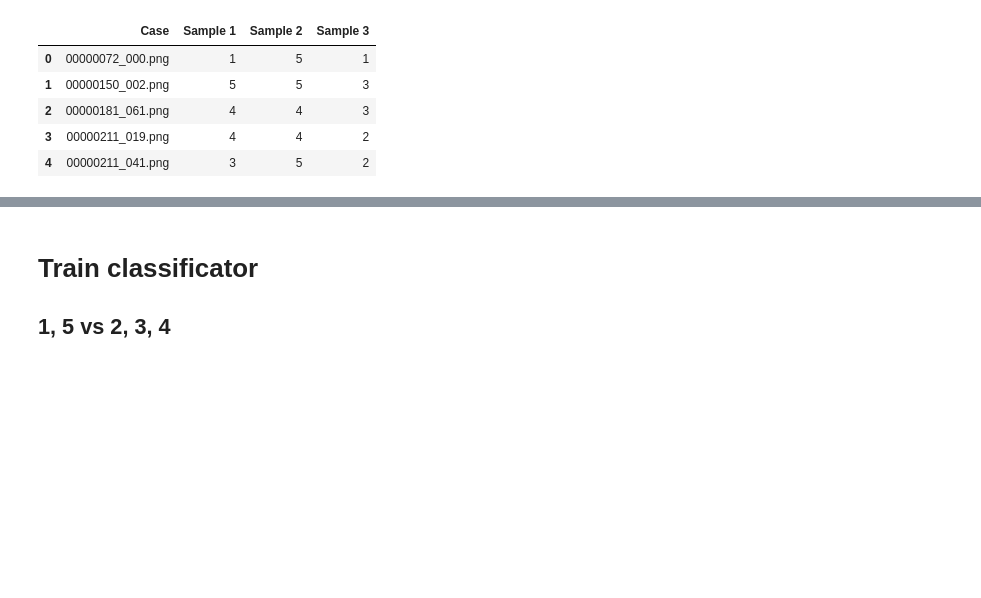
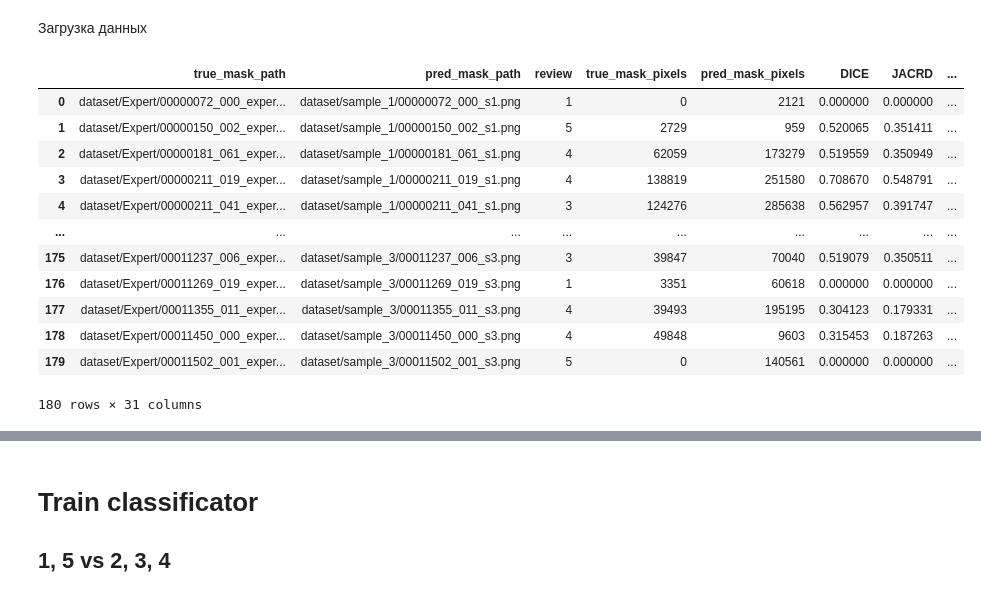
Before and after one commit to sviperm/moscow_leaders_hackathon2020, a Jupyter notebook: notebooks/catboost/catboost_ensemble.ipynb, the cells around one changed output, grey strips where cells are left out. Cells and saved outputs as stored; diff of their text form; code cells hidden in the pictures; blank space fills up the shorter version.

```diff
--- a/notebooks/catboost/catboost_ensemble.ipynb
+++ b/notebooks/catboost/catboost_ensemble.ipynb
@@ -11,10 +26,19 @@ import random as rd
+# %% [markdown]
+Загрузка данных
 # %%
-df = pd.read_csv('../../dataset/OpenPart.csv')
-df.head()
+df = pd.read_csv('../../corpus/calculated_metrics.csv', index_col=0)
+df
 # %% [output]
-|  | Case | Sample 1 | Sample 2 | Sample 3 |
-| 0 | 00000072_000.png | 1 | 5 | 1 |
-| 1 | 00000150_002.png | 5 | 5 | 3 |
-| 2 | 00000181_061.png | 4 | 4 | 3 |
-| 3 | 00000211_019.png | 4 | 4 | 2 |
-| 4 | 00000211_041.png | 3 | 5 | 2 |
+|  | true_mask_path | pred_mask_path | review | true_mask_pixels | pred_mask_pixels | DICE | JACRD | ... |
+| 0 | dataset/Expert/00000072_000_exper... | dataset/sample_1/00000072_000_s1.png | 1 | 0 | 2121 | 0.000000 | 0.000000 | ... |
+| 1 | dataset/Expert/00000150_002_exper... | dataset/sample_1/00000150_002_s1.png | 5 | 2729 | 959 | 0.520065 | 0.351411 | ... |
+| 2 | dataset/Expert/00000181_061_exper... | dataset/sample_1/00000181_061_s1.png | 4 | 62059 | 173279 | 0.519559 | 0.350949 | ... |
+| 3 | dataset/Expert/00000211_019_exper... | dataset/sample_1/00000211_019_s1.png | 4 | 138819 | 251580 | 0.708670 | 0.548791 | ... |
+| 4 | dataset/Expert/00000211_041_exper... | dataset/sample_1/00000211_041_s1.png | 3 | 124276 | 285638 | 0.562957 | 0.391747 | ... |
+| ... | ... | ... | ... | ... | ... | ... | ... | ... |
+| 175 | dataset/Expert/00011237_006_exper... | dataset/sample_3/00011237_006_s3.png | 3 | 39847 | 70040 | 0.519079 | 0.350511 | ... |
+| 176 | dataset/Expert/00011269_019_exper... | dataset/sample_3/00011269_019_s3.png | 1 | 3351 | 60618 | 0.000000 | 0.000000 | ... |
+| 177 | dataset/Expert/00011355_011_exper... | dataset/sample_3/00011355_011_s3.png | 4 | 39493 | 195195 | 0.304123 | 0.179331 | ... |
+| 178 | dataset/Expert/00011450_000_exper... | dataset/sample_3/00011450_000_s3.png | 4 | 49848 | 9603 | 0.315453 | 0.187263 | ... |
+| 179 | dataset/Expert/00011502_001_exper... | dataset/sample_3/00011502_001_s3.png | 5 | 0 | 140561 | 0.000000 | 0.000000 | ... |
+180 rows × 31 columns
```
Also changed, not shown: parts of 22 cells of this notebook, 2 other files.
